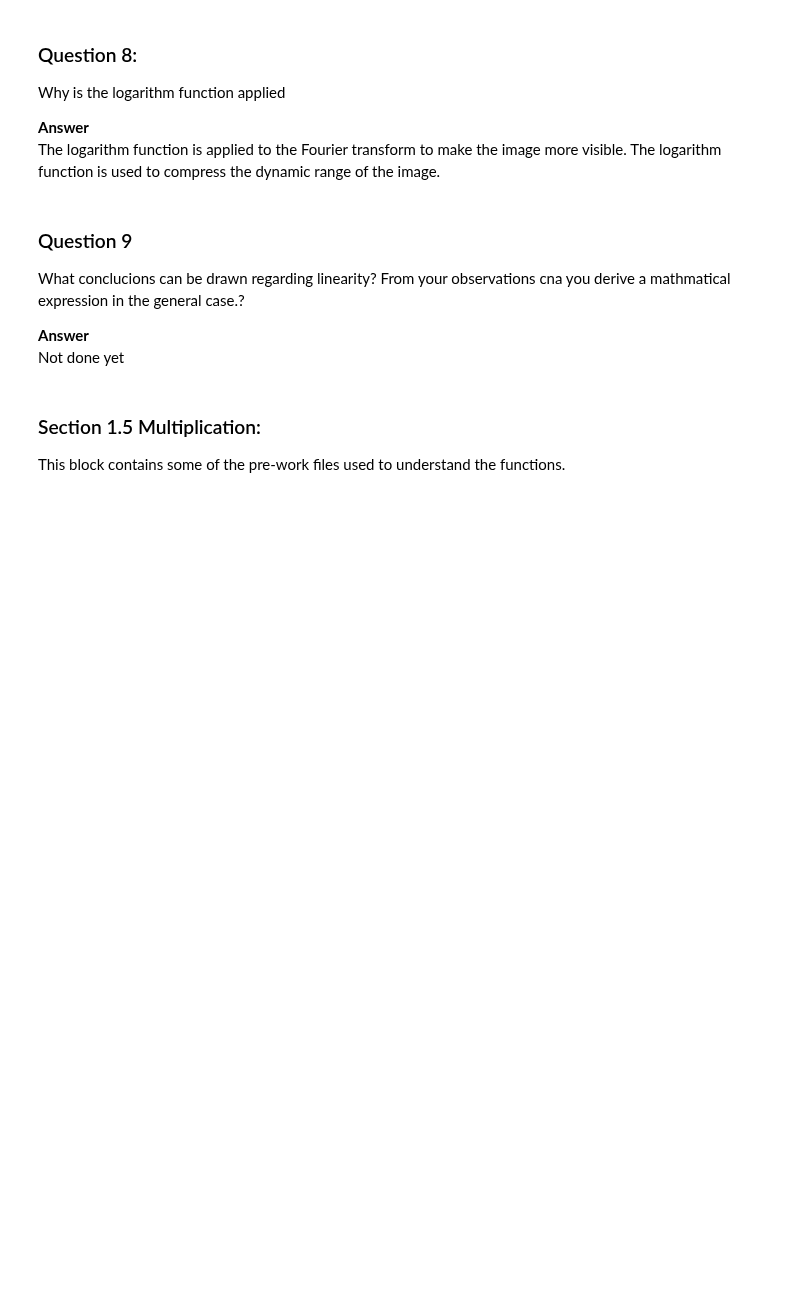
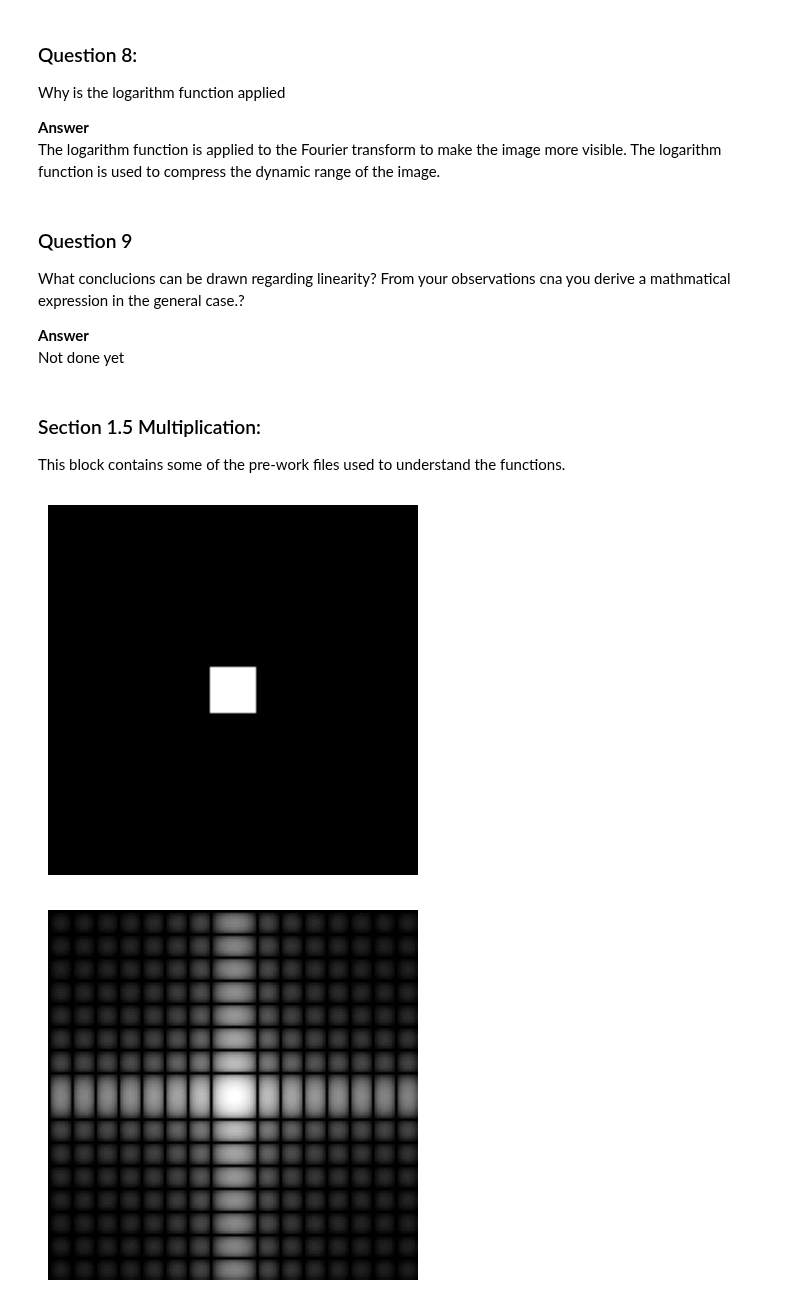
Before and after one commit to RakinAli/Computer-Vision-course, a Jupyter notebook: Labs/Lab 1/Rakin/Rakin.ipynb, the cells around one changed output. Drawn from its saved outputs; the diff is of its cells as text; code cells hidden in the pictures; blank space fills up the shorter version.

```diff
--- a/Labs/Lab 1/Rakin/Rakin.ipynb
+++ b/Labs/Lab 1/Rakin/Rakin.ipynb
@@ -222,3 +222,8 @@ This block contains some of the pre-work files used to understand the functions.
 # %%
 F = np.concatenate([np.zeros((56, 128)), np.ones((16, 128)), np.zeros((56, 128))])
 G = F.T
+showgrey(F * G)
+showfs(fft2(F * G))
+# %% [output]
+[figure, added]
+[figure, added]
```
Also changed, not shown: parts of 5 cells of this notebook.
